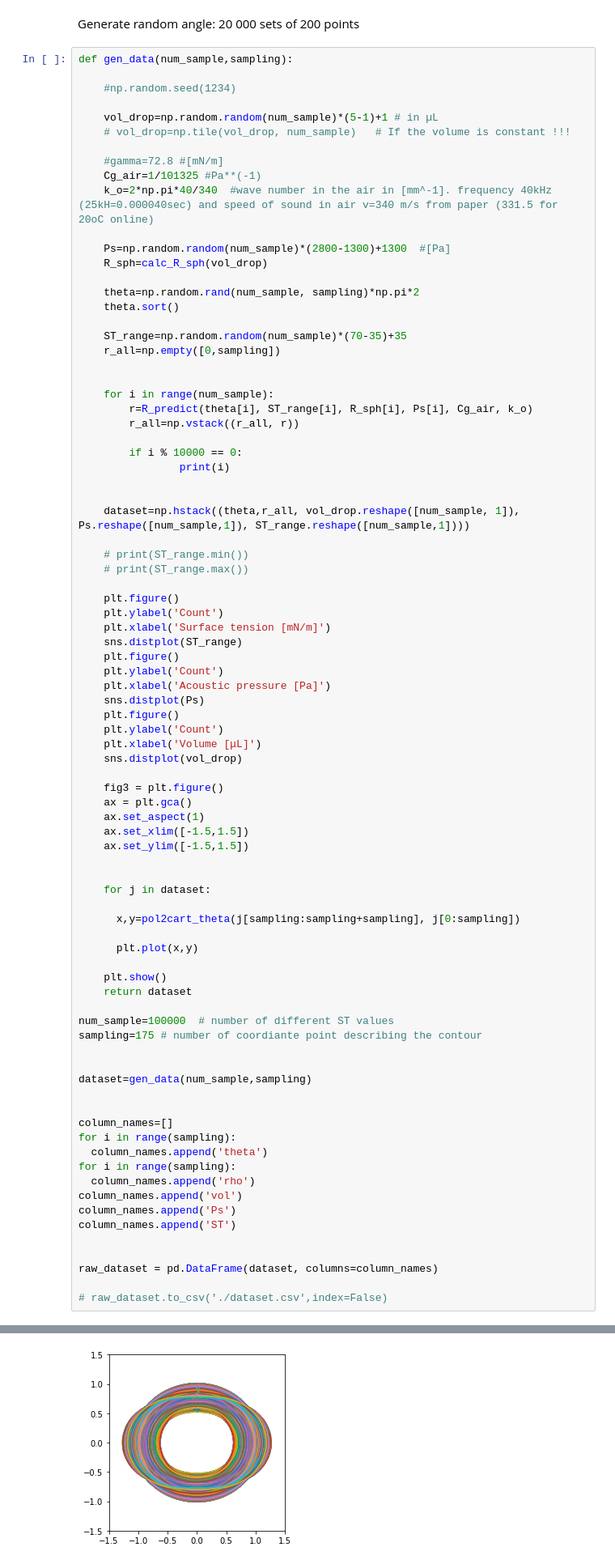
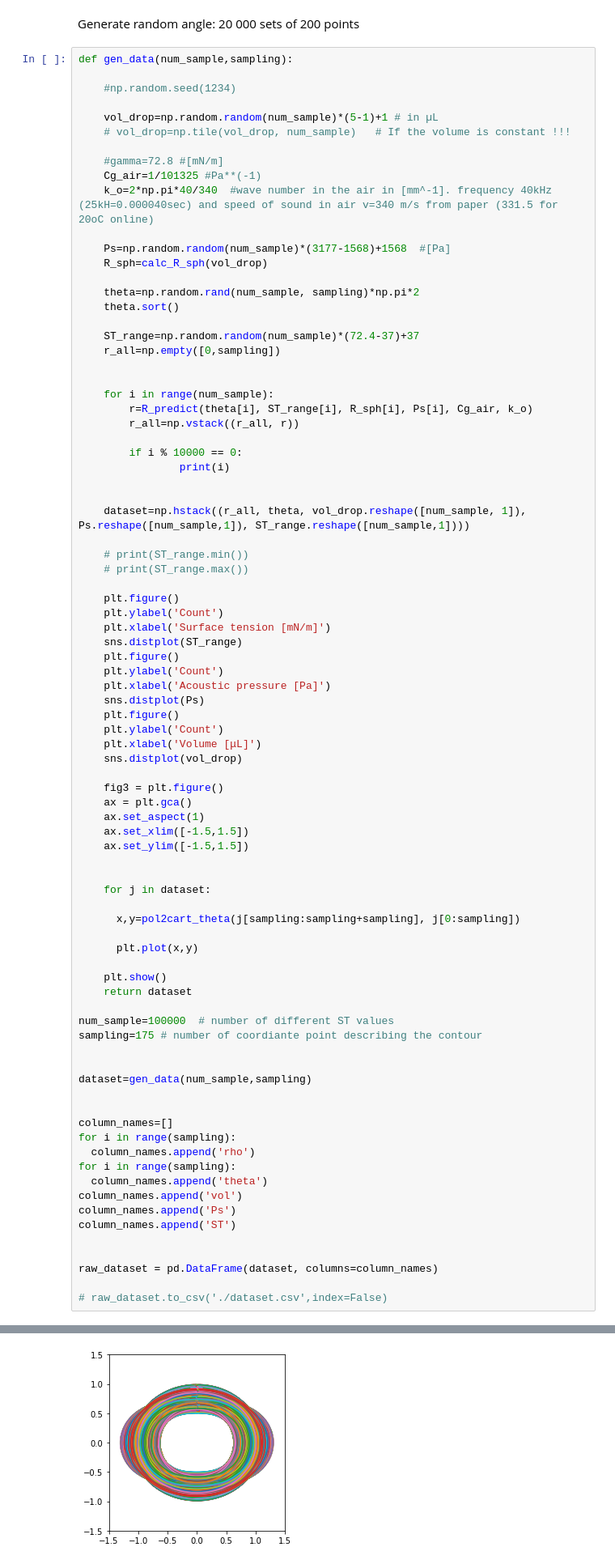
Before and after one commit to sargyri/Drop_Lev, a Jupyter notebook: Machine_learning/test_training_ST_on_model.ipynb, the cells around one changed output, grey strips where cells are left out. Shown at 81% size. Saved outputs shown, nothing was run; the diff lists cells and outputs as text.

Commit message:
Swapped order of rho with theta

```diff
--- a/Machine_learning/test_training_ST_on_model.ipynb
+++ b/Machine_learning/test_training_ST_on_model.ipynb
@@ -356,13 +356,13 @@ def gen_data(num_sample,sampling):
     Cg_air=1/101325 #Pa**(-1)
     k_o=2*np.pi*40/340  #wave number in the air in [mm^-1]. frequency 40kHz (25kH=0.000040sec) and speed of sound in air v=340 m/s from paper (331.5 for 20oC online)
 
-    Ps=np.random.random(num_sample)*(2800-1300)+1300  #[Pa]
+    Ps=np.random.random(num_sample)*(3177-1568)+1568  #[Pa]
     R_sph=calc_R_sph(vol_drop)
 
     theta=np.random.rand(num_sample, sampling)*np.pi*2
     theta.sort()
 
-    ST_range=np.random.random(num_sample)*(70-35)+35
+    ST_range=np.random.random(num_sample)*(72.4-37)+37
     r_all=np.empty([0,sampling])
 
 
@@ -374,7 +374,7 @@ def gen_data(num_sample,sampling):
                 print(i)
 
 
-    dataset=np.hstack((theta,r_all, vol_drop.reshape([num_sample, 1]), Ps.reshape([num_sample,1]), ST_range.reshape([num_sample,1])))
+    dataset=np.hstack((r_all, theta, vol_drop.reshape([num_sample, 1]), Ps.reshape([num_sample,1]), ST_range.reshape([num_sample,1])))
 
     # print(ST_range.min())
     # print(ST_range.max())
@@ -417,9 +417,9 @@ dataset=gen_data(num_sample,sampling)
 
 column_names=[]
 for i in range(sampling):
+  column_names.append('rho')
+for i in range(sampling):
   column_names.append('theta')
-for i in range(sampling):
-  column_names.append('rho')
 column_names.append('vol')
 column_names.append('Ps')
 column_names.append('ST')
@@ -445,4 +445,4 @@ raw_dataset = pd.DataFrame(dataset, columns=column_names)
-[figure, old version]
+[figure, new version]
 # %%
 #Remove columns
 
```
Also changed, not shown: parts of 16 cells of this notebook.
